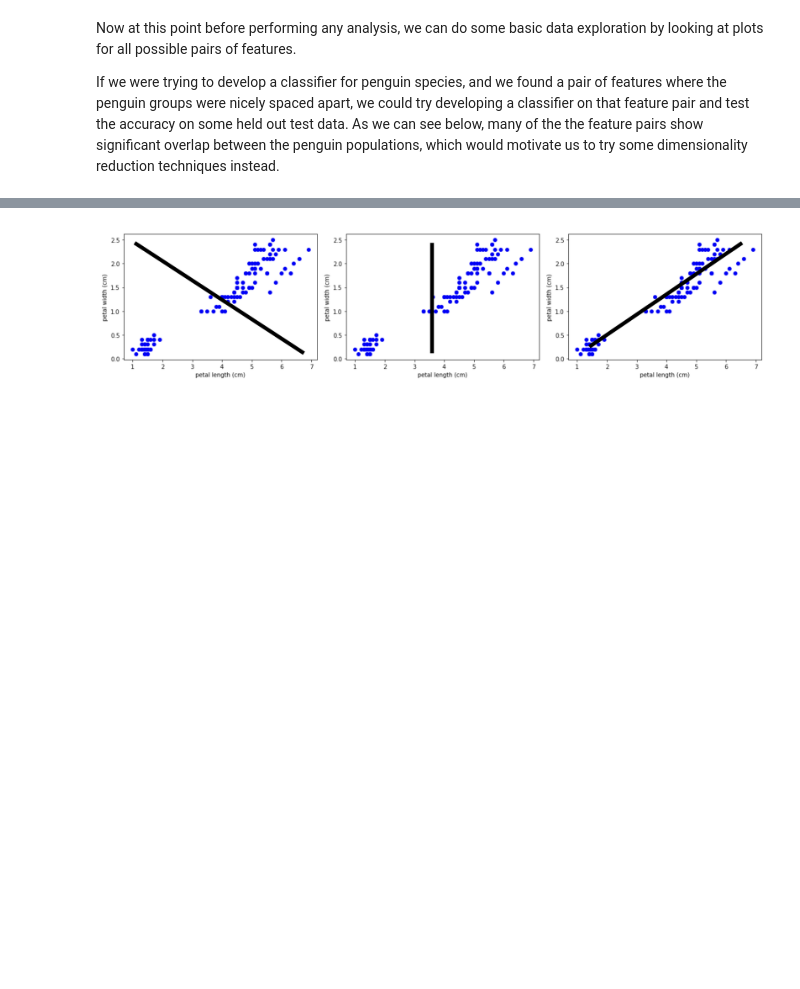
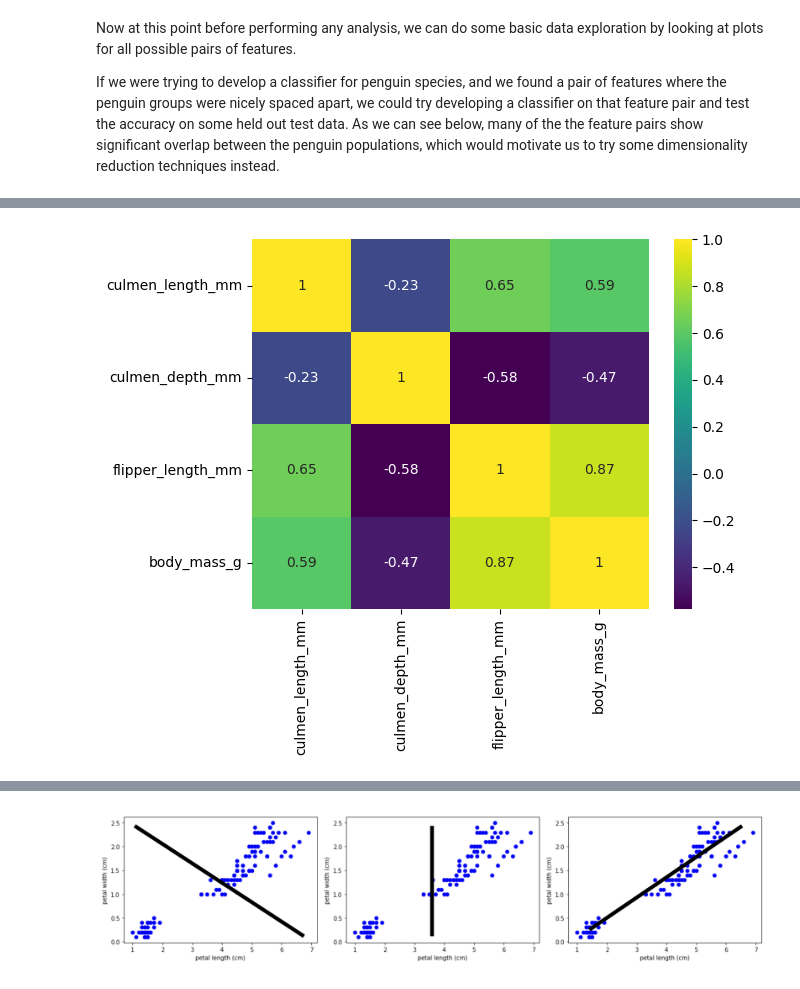
Before and after one commit to ua-datalab/MLWorkshops, a Jupyter notebook: Dimensionality_Reduction/Dimensionality_Reduction.ipynb, the cells around one changed output, grey strips where cells are left out. Drawn from its saved outputs; the diff is of its cells as text; code cells hidden in the pictures; blank space fills up the shorter version.

```diff
--- a/Dimensionality_Reduction/Dimensionality_Reduction.ipynb
+++ b/Dimensionality_Reduction/Dimensionality_Reduction.ipynb
@@ -130,0 +159,7 @@ pairplot_figure.fig.set_size_inches(12, 12)
+# %%
+# Correlation map
+df_numeric = df[['culmen_length_mm',  'culmen_depth_mm', 'flipper_length_mm', 'body_mass_g']]
+sns.heatmap(df_numeric.corr(), cmap="viridis", annot=True)
+plt.show()
+# %% [output]
+[figure, added]
```
Also changed, not shown: parts of 10 cells of this notebook.
